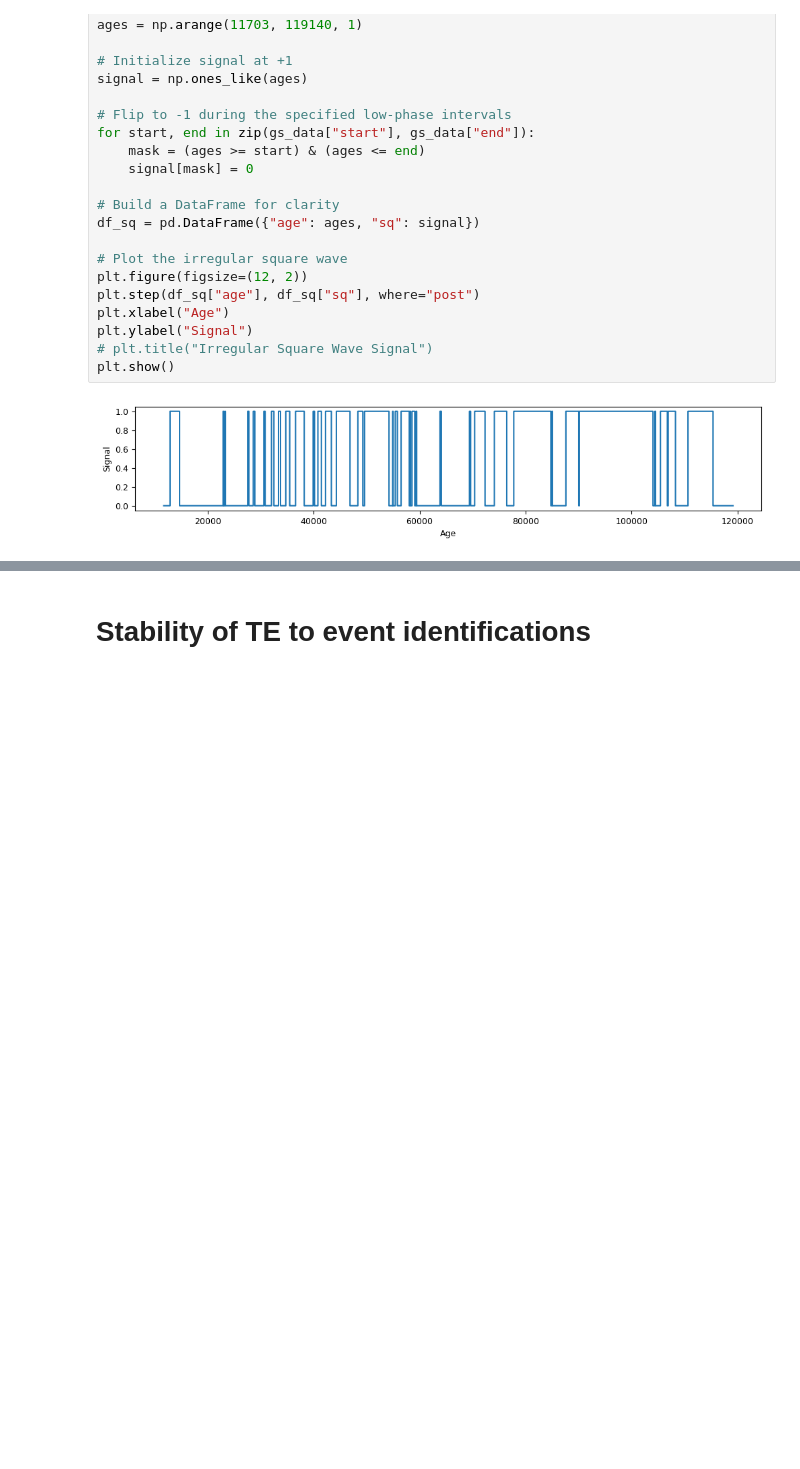
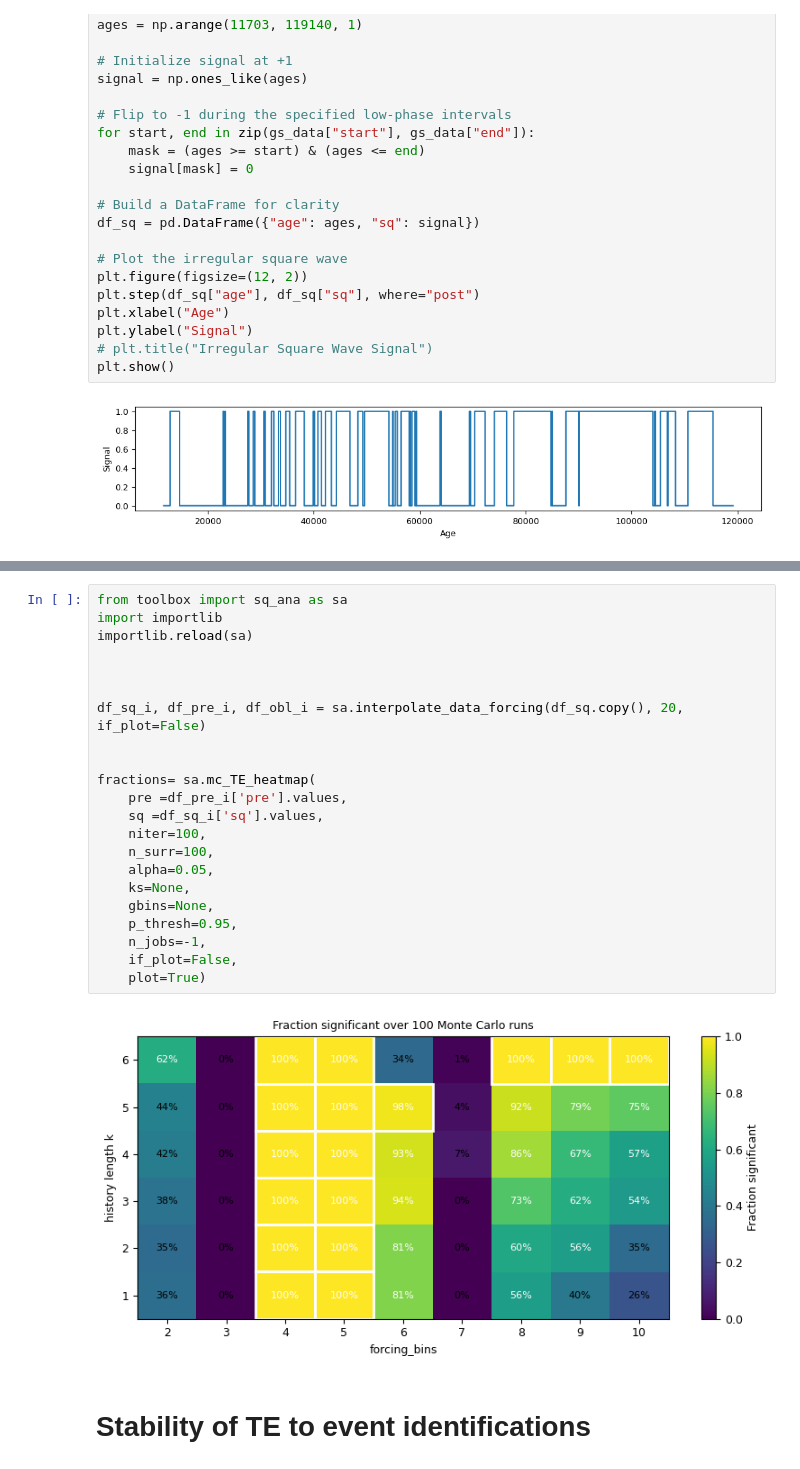
Before and after one commit to Peisong-Zheng/bipolar_seesaw_CCM, a Jupyter notebook: TE_NGRIP.ipynb, the cells around one changed output, grey strips where cells are left out. Cells and saved outputs as stored; diff of their text form; blank space fills up the shorter version.

```diff
--- a/TE_NGRIP.ipynb
+++ b/TE_NGRIP.ipynb
@@ -158,3 +194,27 @@ False
+# %%
+from toolbox import sq_ana as sa
+import importlib
+importlib.reload(sa)
+
+
+
+df_sq_i, df_pre_i, df_obl_i = sa.interpolate_data_forcing(df_sq.copy(), 20, if_plot=False)
+
+
+fractions= sa.mc_TE_heatmap(
+    pre =df_pre_i['pre'].values,
+    sq =df_sq_i['sq'].values,
+    niter=100,
+    n_surr=100,
+    alpha=0.05,
+    ks=None,
+    gbins=None,
+    p_thresh=0.95,
+    n_jobs=-1,
+    if_plot=False,
+    plot=True)
+# %% [output]
+[figure, added]
 # %% [markdown]
 # Stability of TE to event identifications
 # %%
```
Also changed, not shown: parts of 2 cells of this notebook, 2 other files.
